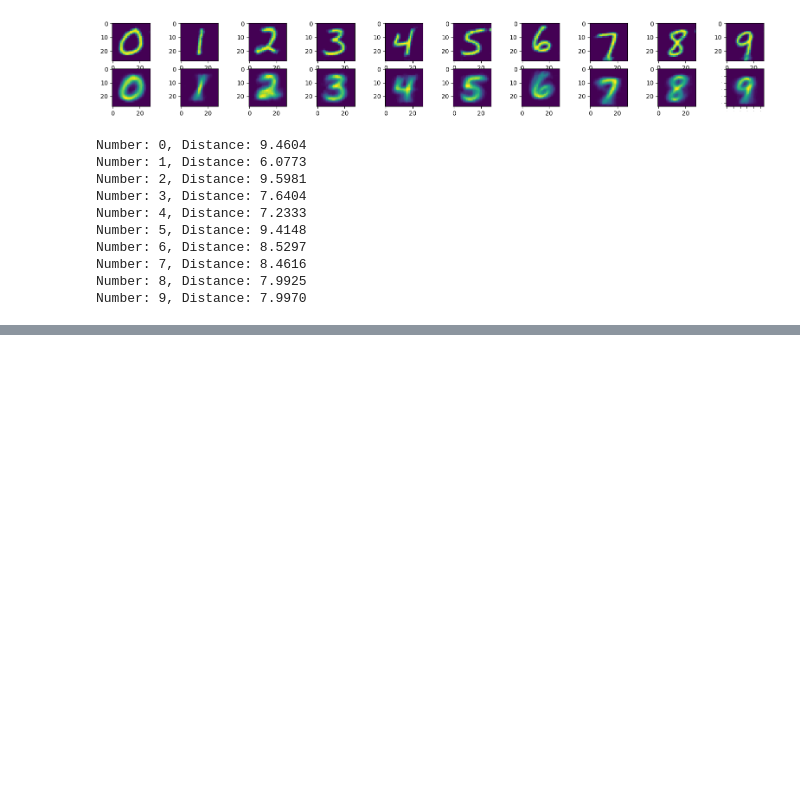
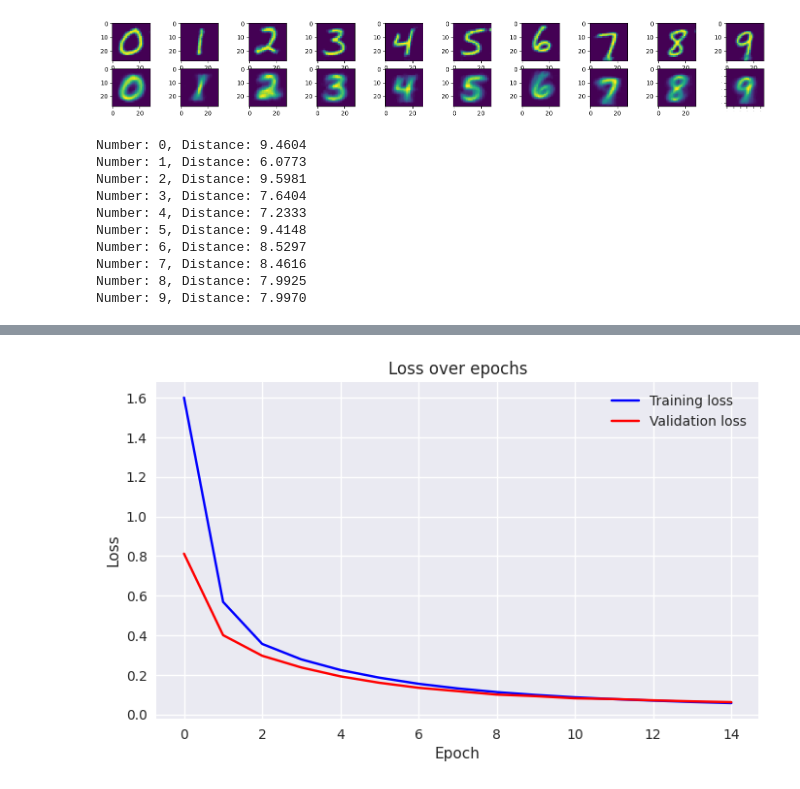
Before and after one commit to DimitrisMitroulis/NN-Projects, a Jupyter notebook: GANs/cond_gan(int)_pytorch_evalute.ipynb, the cells around one changed output, grey strips where cells are left out. Drawn from its saved outputs; the diff is of its cells as text; code cells hidden in the pictures; blank space fills up the shorter version.

```diff
--- a/GANs/cond_gan(int)_pytorch_evalute.ipynb
+++ b/GANs/cond_gan(int)_pytorch_evalute.ipynb
@@ -724,0 +873,38 @@ Number: 9, Distance: 7.9970
+# %%
+transforms = transforms.Compose([transforms.Resize((32, 32)),
+                                 transforms.ToTensor()])
+
+# download and create datasets
+train_dataset = datasets.MNIST(root="~/torch_datasets",
+                               train=True,
+                               transform=transforms,
+                               download=True)
+
+valid_dataset = datasets.MNIST(root="~/torch_datasets",
+                               train=False,
+                               transform=transforms)
+
+# define the data loaders
+train_loader = DataLoader(dataset=train_dataset,
+                          batch_size=BATCH_SIZE,
+                          shuffle=True)
+
+valid_loader = DataLoader(dataset=valid_dataset,
+                          batch_size=BATCH_SIZE,
+                          shuffle=False)
+RANDOM_SEED = 42
+LEARNING_RATE = 0.001
+BATCH_SIZE = 32
+N_EPOCHS = 15
+
+IMG_SIZE = 32
+N_CLASSES = 10
+
+torch.manual_seed(RANDOM_SEED)
+
+model = LeNet5(N_CLASSES).to(device)
+optimizer = torch.optim.Adam(model.parameters(), lr=LEARNING_RATE)
+criterion = nn.CrossEntropyLoss()
+
+model, optimizer, _ = training_loop(model, criterion, optimizer, train_loader, valid_loader, N_EPOCHS, device)
+# %% [output]
@@ -725,2 +926,3 @@ Number: 9, Distance: 7.9970
+[figure, added]
 # %%
 class LeNet5(nn.Module):
```
Also changed, not shown: parts of 14 cells of this notebook.
